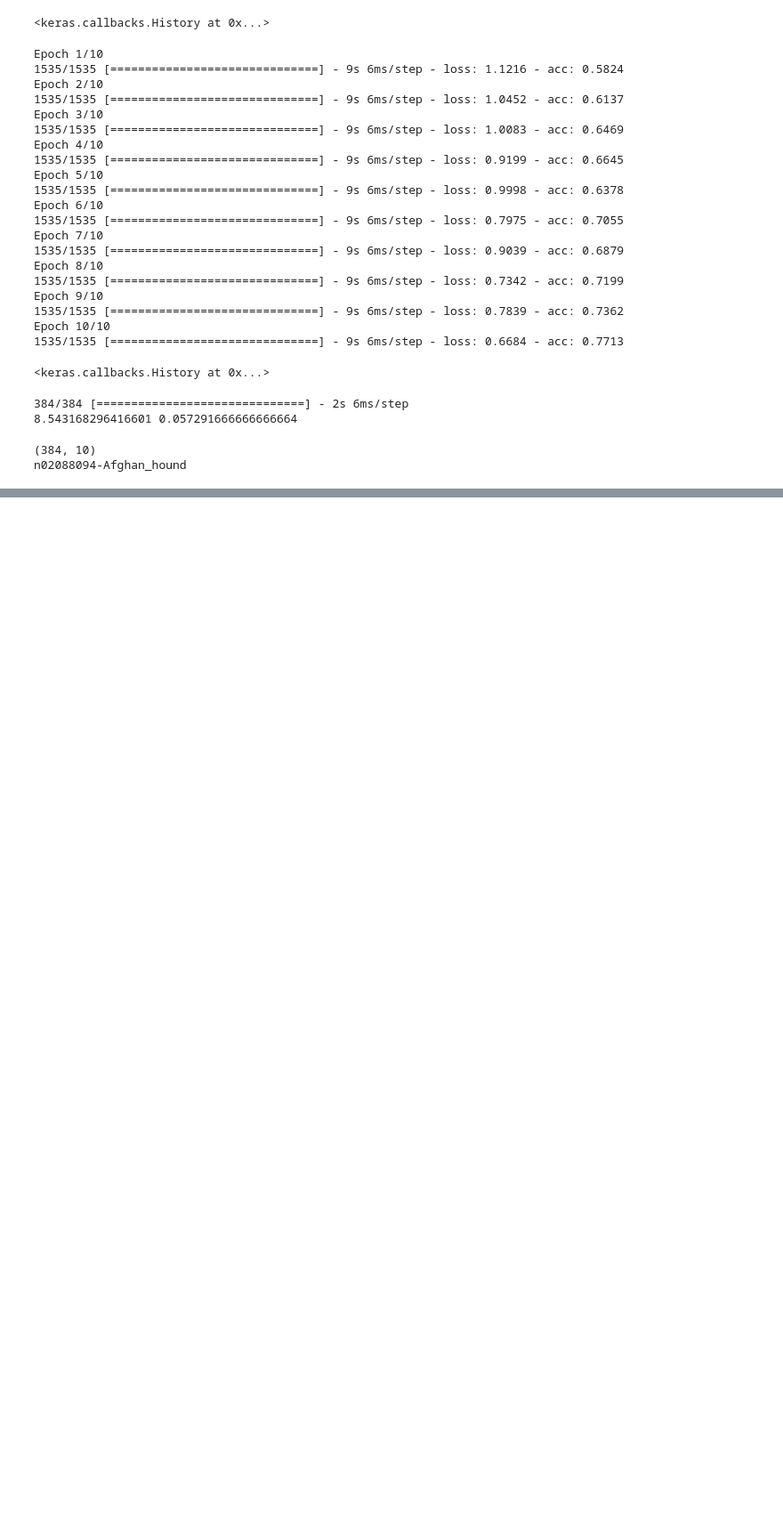
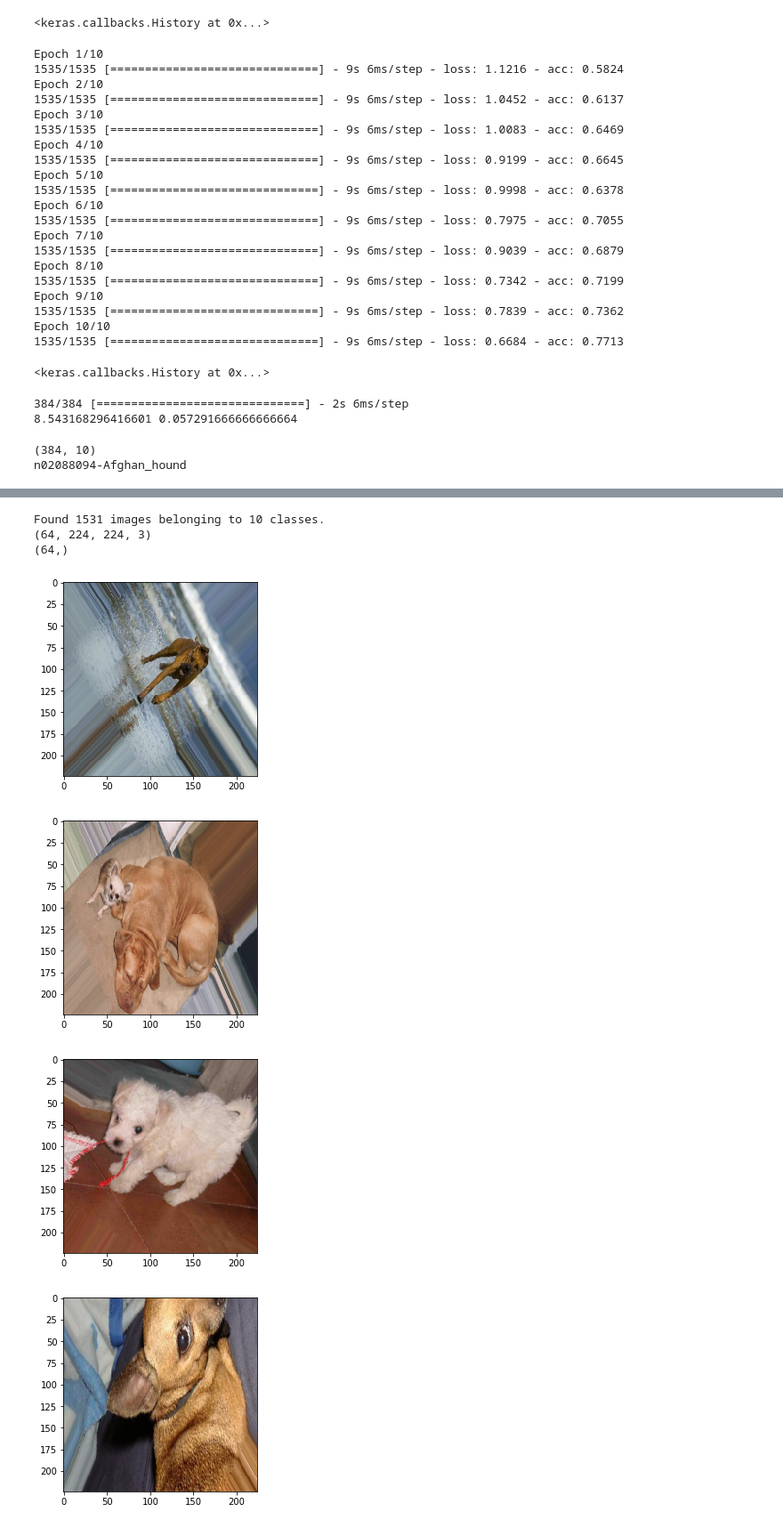
Before and after one commit to dhrim/cup_deeplearning_seminar, a Jupyter notebook: 교육자료/deep_learning/vgg16_practice.ipynb, the cells around one changed output, grey strips where cells are left out. Shown at 89% size. Saved outputs shown, nothing was run; the diff lists cells and outputs as text; code cells hidden in the pictures; blank space fills up the shorter version.

```diff
--- a/교육자료/deep_learning/vgg16_practice.ipynb
+++ b/교육자료/deep_learning/vgg16_practice.ipynb
@@ -551,0 +978,33 @@ n02088094-Afghan_hound
+# %%
+data_aug_generator = ImageDataGenerator(
+      rotation_range=90,
+      width_shift_range=0.1,
+      height_shift_range=0.1,
+      horizontal_flip=True,
+      vertical_flip=False,
+      zoom_range=0.5
+#       preprocessing_function=vgg16.preprocess_input
+)
+
+train_data_generator = data_aug_generator.flow_from_directory(
+      "dogs_prepared/train",
+      target_size=(224,224),
+      batch_size=64,
+      class_mode='sparse'
+)
+
+batch_x, batch_y = train_data_generator.next()
+print(batch_x.shape)
+print(batch_y.shape)
+
+for image in batch_x[:5]:
+  plt.imshow(image.astype(int))
+  plt.show()
+# %% [output]
+Found 1531 images belonging to 10 classes.
+(64, 224, 224, 3)
+(64,)
+[figure, added]
+[figure, added]
+[figure, added]
+[figure, added]
```
Also changed, not shown: parts of 14 cells of this notebook, 1 other file.
